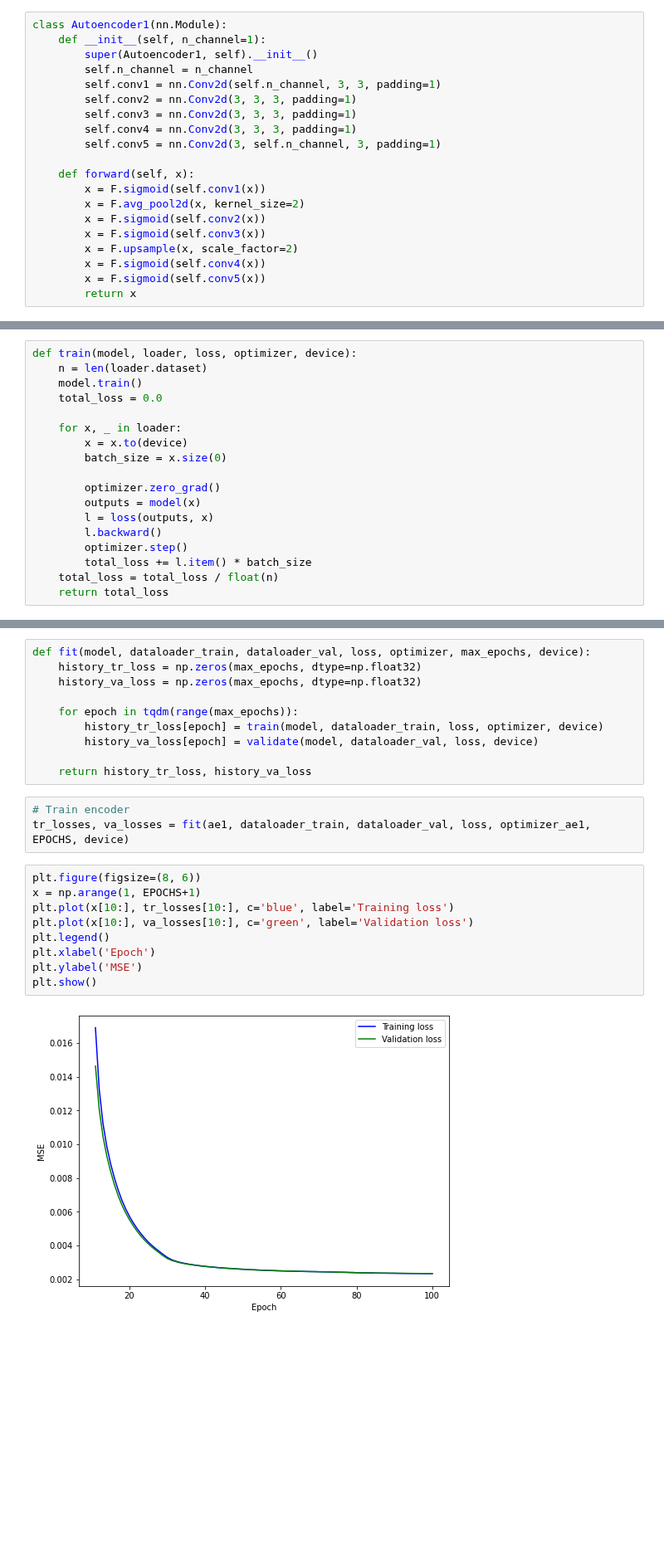
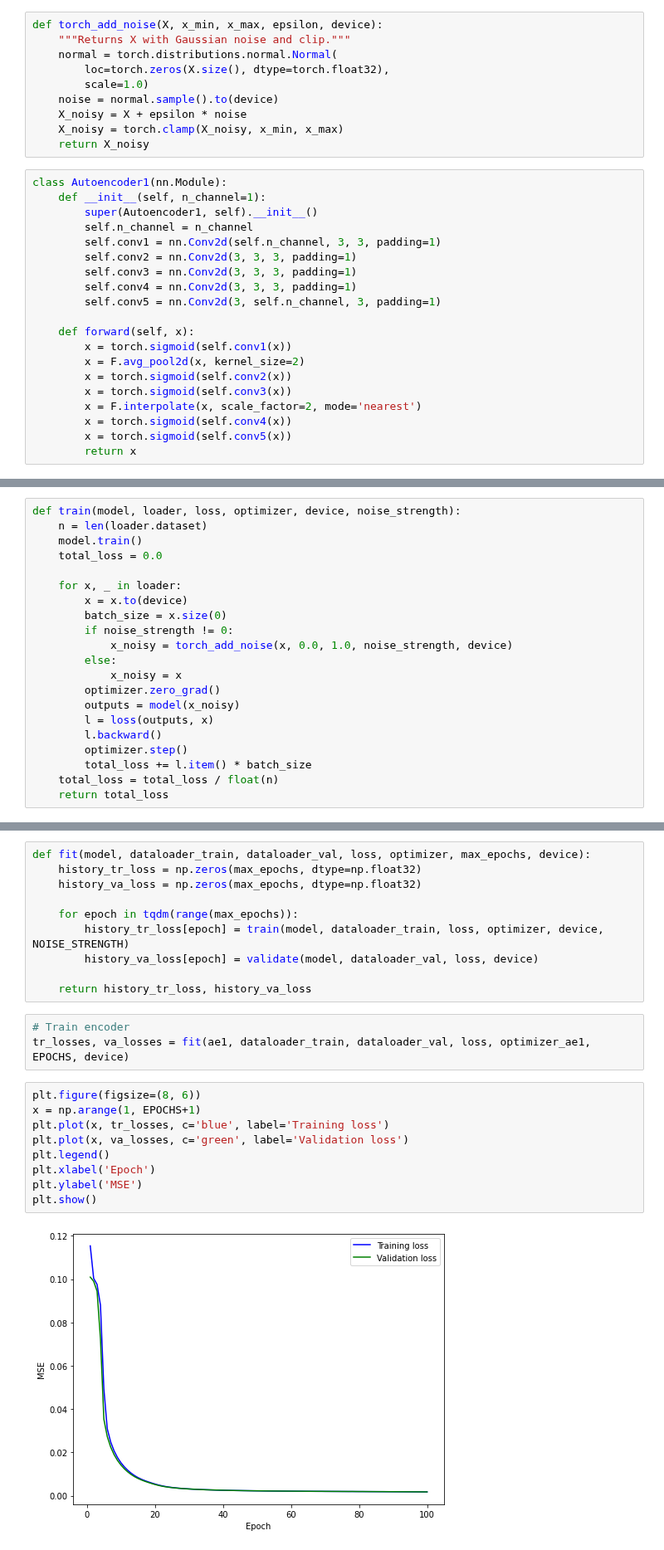
Before and after one commit to changx03/baard_exp2, a Jupyter notebook: demo_denoise_autoencoder.ipynb, the cells around one changed output, grey strips where cells are left out. Shown at 83% size. Cells and saved outputs as stored; diff of their text form; blank space fills up the shorter version.

```diff
--- a/demo_denoise_autoencoder.ipynb
+++ b/demo_denoise_autoencoder.ipynb
@@ -66,6 +67,16 @@ print(len(dataset_train), len(dataset_val), len(dataset_test))
 55000 5000 10000
 # %% [markdown]
 ## Creating Autoencoders
+# %%
+def torch_add_noise(X, x_min, x_max, epsilon, device):
+    """Returns X with Gaussian noise and clip."""
+    normal = torch.distributions.normal.Normal(
+        loc=torch.zeros(X.size(), dtype=torch.float32),
+        scale=1.0)
+    noise = normal.sample().to(device)
+    X_noisy = X + epsilon * noise
+    X_noisy = torch.clamp(X_noisy, x_min, x_max)
+    return X_noisy
 # %%
 class Autoencoder1(nn.Module):
     def __init__(self, n_channel=1):
@@ -78,13 +89,13 @@ class Autoencoder1(nn.Module):
         self.conv5 = nn.Conv2d(3, self.n_channel, 3, padding=1)
 
     def forward(self, x):
-        x = F.sigmoid(self.conv1(x))
+        x = torch.sigmoid(self.conv1(x))
         x = F.avg_pool2d(x, kernel_size=2)
-        x = F.sigmoid(self.conv2(x))
-        x = F.sigmoid(self.conv3(x))
-        x = F.upsample(x, scale_factor=2)
-        x = F.sigmoid(self.conv4(x))
-        x = F.sigmoid(self.conv5(x))
+        x = torch.sigmoid(self.conv2(x))
+        x = torch.sigmoid(self.conv3(x))
+        x = F.interpolate(x, scale_factor=2, mode='nearest')
+        x = torch.sigmoid(self.conv4(x))
+        x = torch.sigmoid(self.conv5(x))
         return x
 # %%
 ae1 = Autoencoder1().to(device)
@@ -126,7 +137,7 @@ torch.Size([256, 1, 28, 28])
 optimizer_ae1 = optim.AdamW(ae1.parameters(), lr=0.001, weight_decay=1e-9)
 loss = nn.MSELoss()
 # %%
-def train(model, loader, loss, optimizer, device):
+def train(model, loader, loss, optimizer, device, noise_strength):
     n = len(loader.dataset)
     model.train()
     total_loss = 0.0
@@ -134,9 +145,12 @@ def train(model, loader, loss, optimizer, device):
     for x, _ in loader:
         x = x.to(device)
         batch_size = x.size(0)
-
+        if noise_strength != 0:
+            x_noisy = torch_add_noise(x, 0.0, 1.0, noise_strength, device)
+        else:
+            x_noisy = x
         optimizer.zero_grad()
-        outputs = model(x)
+        outputs = model(x_noisy)
         l = loss(outputs, x)
         l.backward()
         optimizer.step()
@@ -164,7 +178,7 @@ def fit(model, dataloader_train, dataloader_val, loss, optimizer, max_epochs, de
     history_va_loss = np.zeros(max_epochs, dtype=np.float32)
 
     for epoch in tqdm(range(max_epochs)):
-        history_tr_loss[epoch] = train(model, dataloader_train, loss, optimizer, device)
+        history_tr_loss[epoch] = train(model, dataloader_train, loss, optimizer, device, NOISE_STRENGTH)
         history_va_loss[epoch] = validate(model, dataloader_val, loss, device)
 
     return history_tr_loss, history_va_loss
@@ -174,14 +188,14 @@ tr_losses, va_losses = fit(ae1, dataloader_train, dataloader_val, loss, optimize
 # %%
 plt.figure(figsize=(8, 6))
 x = np.arange(1, EPOCHS+1)
-plt.plot(x[10:], tr_losses[10:], c='blue', label='Training loss')
-plt.plot(x[10:], va_losses[10:], c='green', label='Validation loss')
+plt.plot(x, tr_losses, c='blue', label='Training loss')
+plt.plot(x, va_losses, c='green', label='Validation loss')
 plt.legend()
 plt.xlabel('Epoch')
 plt.ylabel('MSE')
 plt.show()
 # %% [output]
-[figure, old version]
+[figure, new version]
 # %%
 # Save results
 if not os.path.exists('results'):
```
Also changed, not shown: parts of 6 cells of this notebook, 1 other file.
